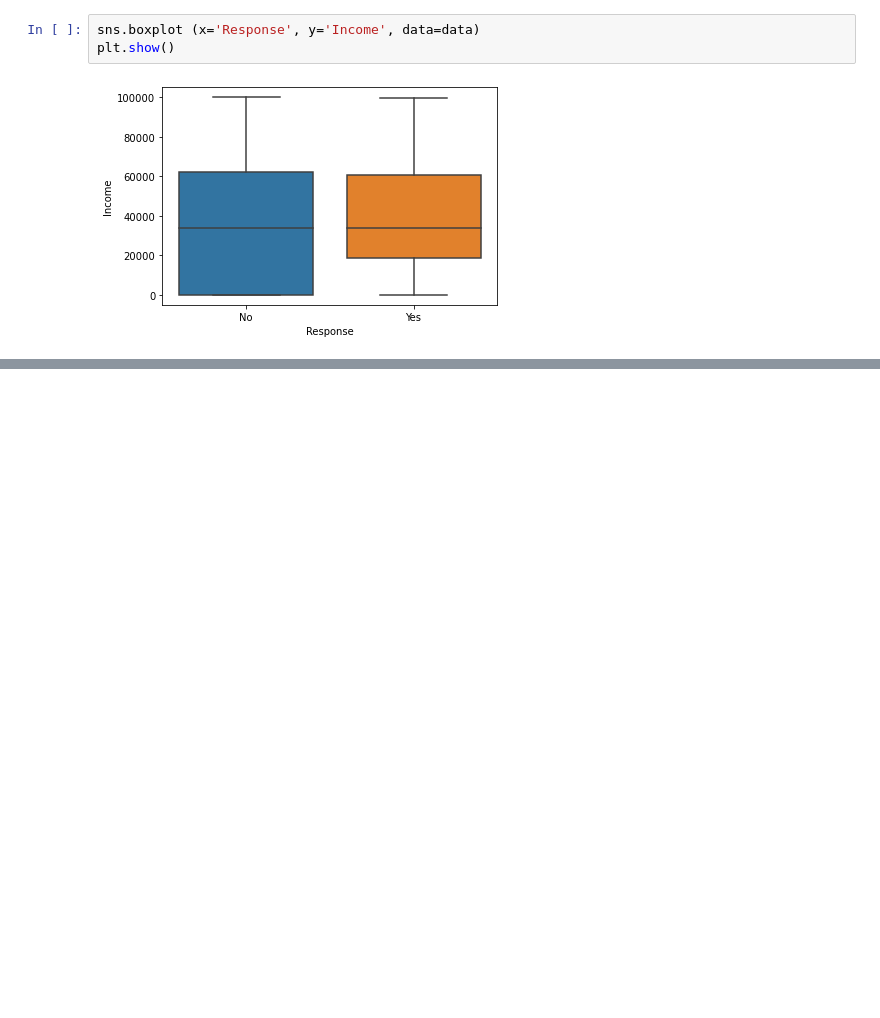
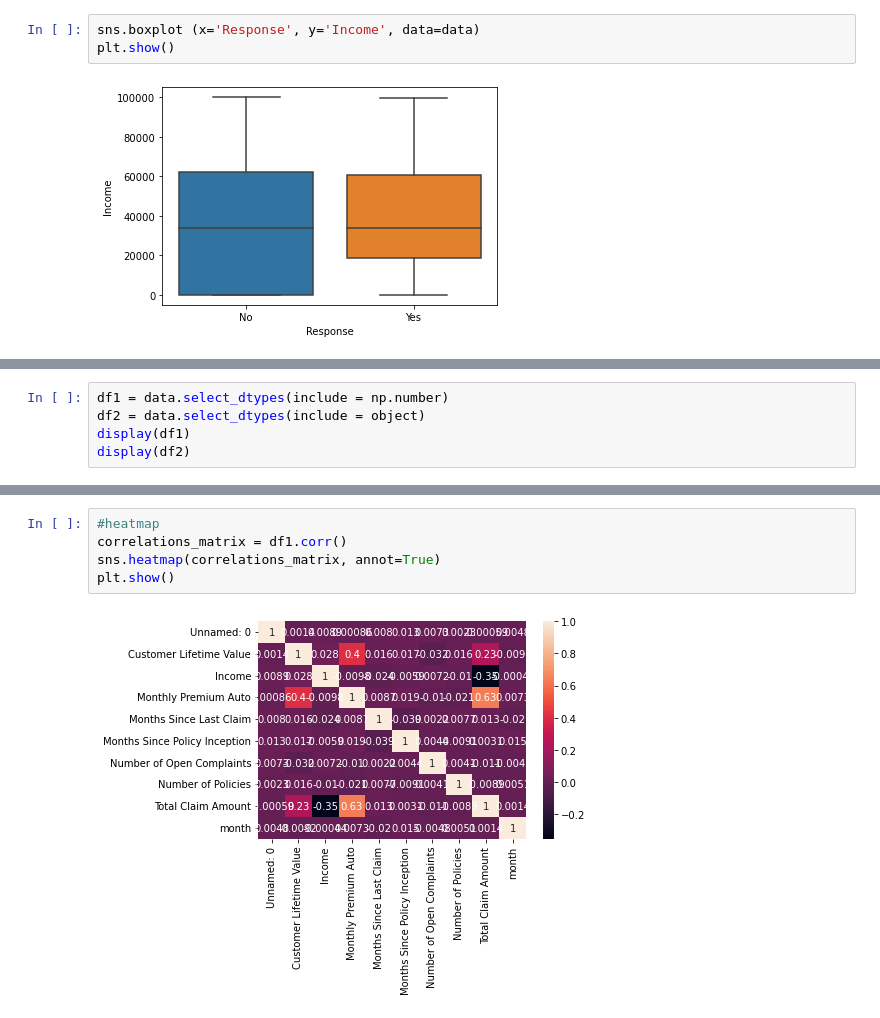
Before and after one commit to RheineB/lab-customer-analysis-round-2, a Jupyter notebook: Customer_Analysis.ipynb, the cells around one changed output, grey strips where cells are left out. Saved outputs shown, nothing was run; the diff lists cells and outputs as text; blank space fills up the shorter version.

```diff
--- a/Customer_Analysis.ipynb
+++ b/Customer_Analysis.ipynb
@@ -178,0 +222,5 @@ plt.show()
+# %%
+df1 = data.select_dtypes(include = np.number)
+df2 = data.select_dtypes(include = object)
+display(df1)
+display(df2)
@@ -178,0 +268,7 @@ plt.show()
+# %%
+#heatmap
+correlations_matrix = df1.corr()
+sns.heatmap(correlations_matrix, annot=True)
+plt.show()
+# %% [output]
+[figure, added]
```
Also changed, not shown: parts of 11 cells of this notebook.
